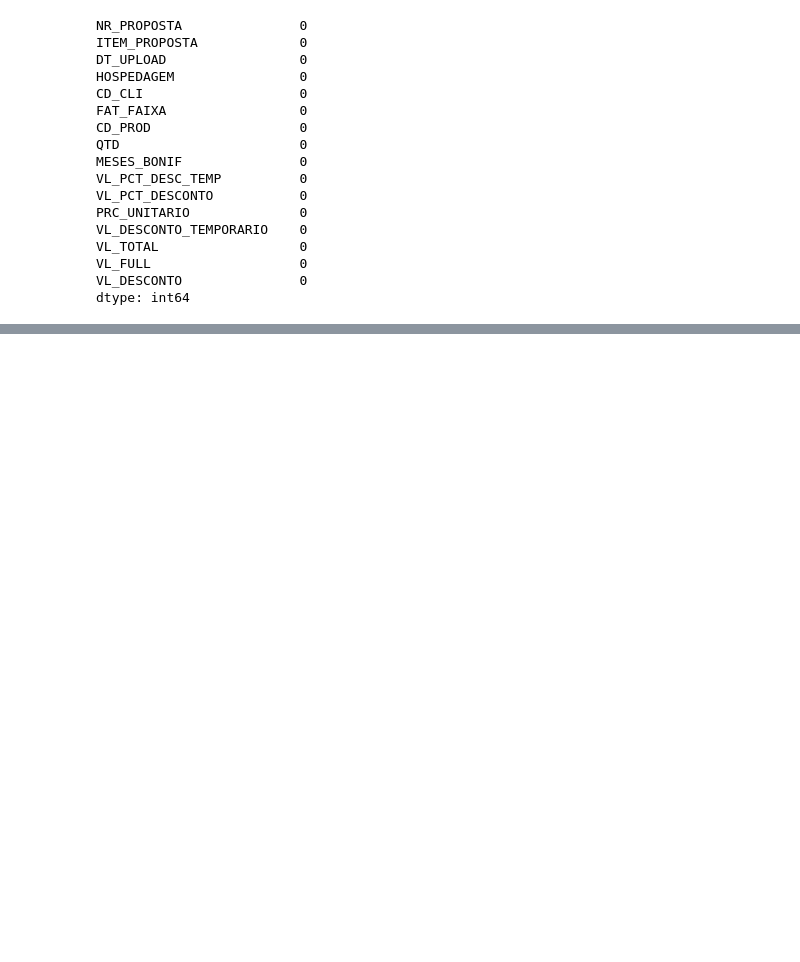
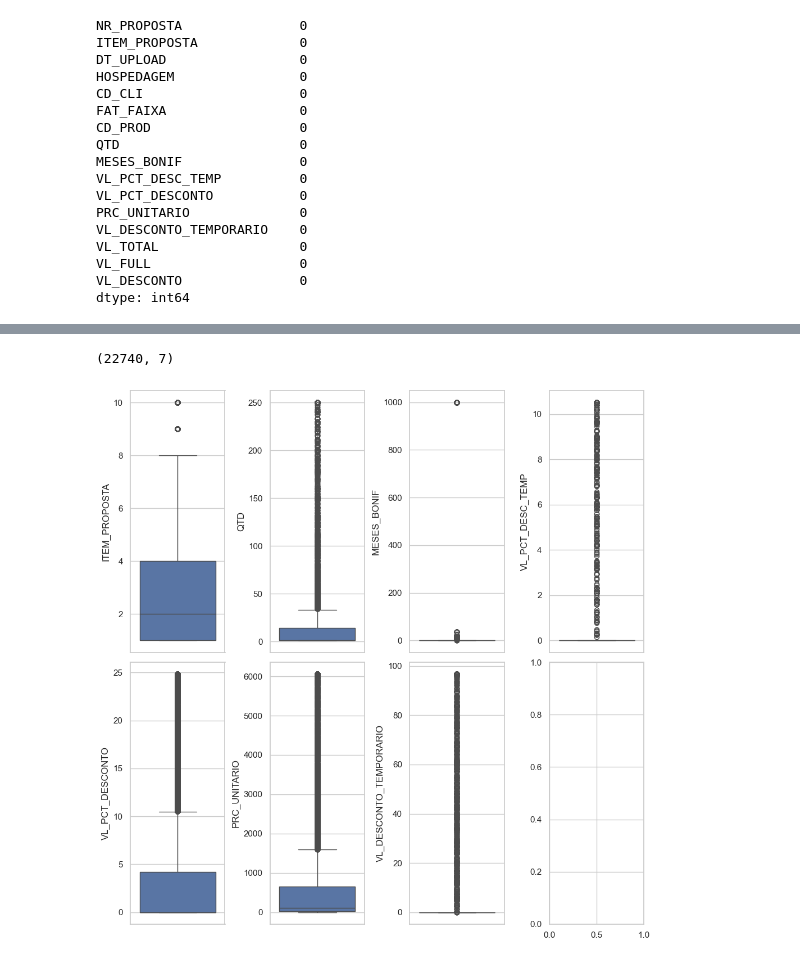
Before and after one commit to bonett1/E-Commerce-Analysis, a Jupyter notebook: totvs_notebook.ipynb, the cells around one changed output, grey strips where cells are left out. Cells and saved outputs as stored; diff of their text form; code cells hidden in the pictures; blank space fills up the shorter version.

```diff
--- a/totvs_notebook.ipynb
+++ b/totvs_notebook.ipynb
@@ -354,0 +470,6 @@ dtype: int64
+# %%
+# A propiedade LABELS_ retorna um ARRAY com 0 e 1
+# 0 significa que NÃO é outlier
+# 1 significa que É outlier
+previsoes = detector.labels_
+previsoes
@@ -354,0 +490,7 @@ dtype: int64
+# %%
+# Criando uma lista somente com os outliers
+outliers = []
+for i in range(len(previsoes)):
+    #print(i)
+    if previsoes[i] == 1:
+        outliers.append(i)
@@ -354,0 +524,11 @@ dtype: int64
+# %%
+from scipy.stats.mstats import winsorize
+
+cols_to_winsorize = df_historico[variaveis_numericas]
+def winsorize_series(series, limits=[0.05, 0.05]):
+    return winsorize(series, limits=limits)
+
+for col in cols_to_winsorize:
+    df_historico[col] = winsorize_series(df_historico[col])
+
+df_historico.describe()  # Exibe estatísticas descritivas das colunas após winsorização
@@ -354,0 +545,25 @@ dtype: int64
+# %%
+df_historico[variaveis_numericas].shape
+# %% [output]
+(22740, 7)
+# %%
+plt.rcParams["figure.figsize"] = [10.00, 10.00]
+plt.rcParams["figure.autolayout"] = True
+
+plt.rcParams['font.size'] = 8
+plt.rcParams['axes.titlesize'] = 15
+
+f, axes = plt.subplots(2,4) #4 linhas e 3 colunas
+
+linha = 0
+coluna = 0
+for i in variaveis_numericas:
+    sns.boxplot(data = df_historico, y=i, ax=axes[linha][coluna])
+    coluna += 1
+    if coluna == 4:
+        linha += 1
+        coluna = 0
+
+plt.show()
+# %% [output]
+[figure, added]
```
Also changed, not shown: parts of 16 cells of this notebook.
